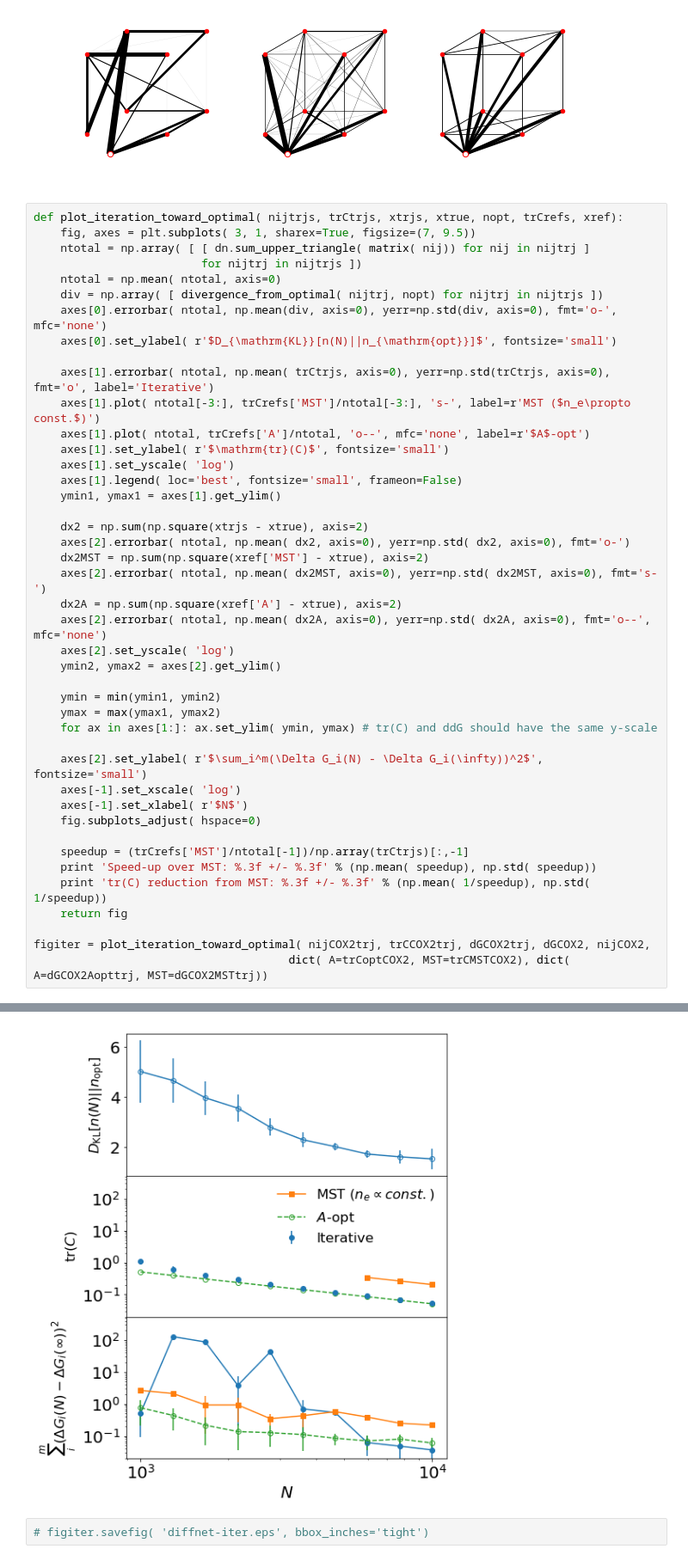
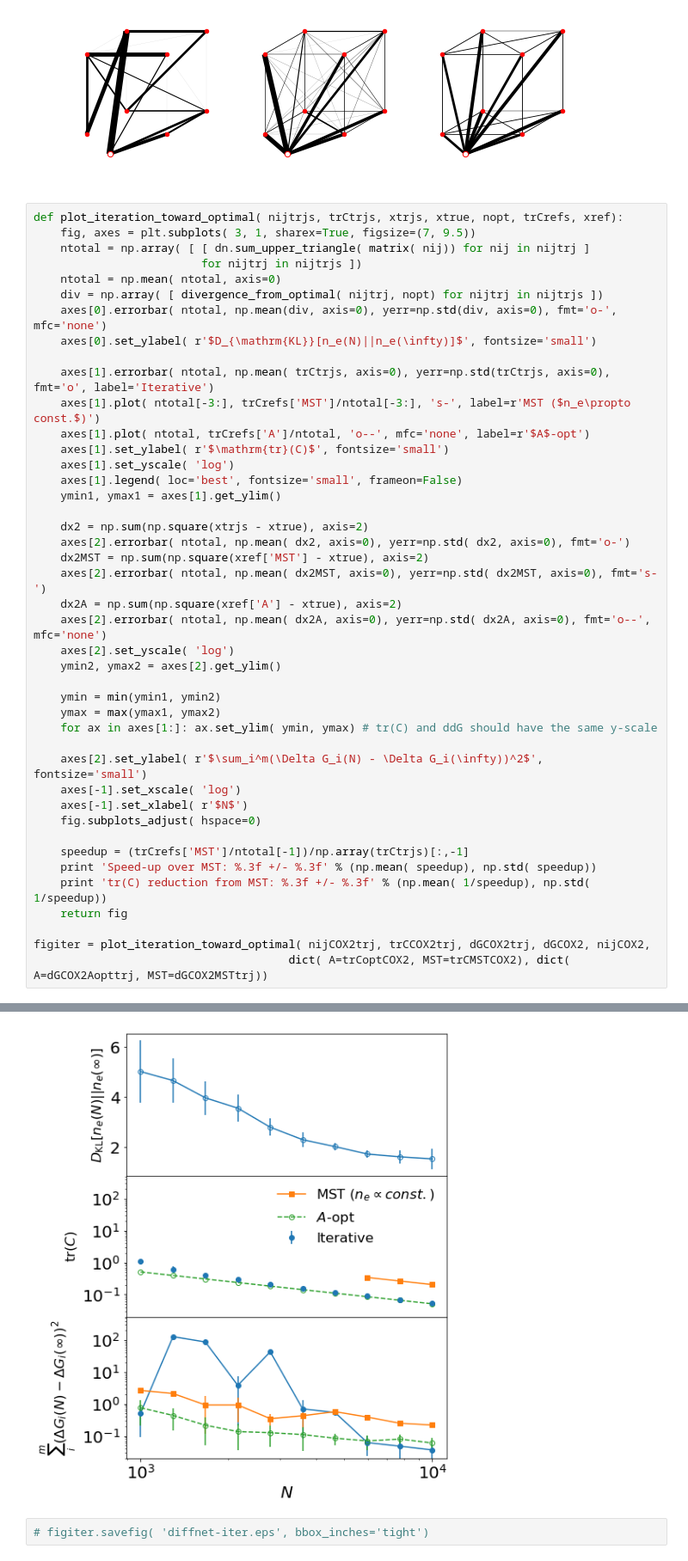
Before and after one commit to forcefield/DiffNet, a Jupyter notebook: analysis.ipynb, the cells around one changed output, grey strips where cells are left out. Shown at 86% size. Drawn from its saved outputs; the diff is of its cells as text.

Commit message:
Label change in the iterative diffnet figure.

```diff
--- a/analysis.ipynb
+++ b/analysis.ipynb
@@ -975,7 +975,7 @@ def plot_iteration_toward_optimal( nijtrjs, trCtrjs, xtrjs, xtrue, nopt, trCrefs
     ntotal = np.mean( ntotal, axis=0)
     div = np.array( [ divergence_from_optimal( nijtrj, nopt) for nijtrj in nijtrjs ])
     axes[0].errorbar( ntotal, np.mean(div, axis=0), yerr=np.std(div, axis=0), fmt='o-', mfc='none')
-    axes[0].set_ylabel( r'$D_{\mathrm{KL}}[n(N)||n_{\mathrm{opt}}]$', fontsize='small')
+    axes[0].set_ylabel( r'$D_{\mathrm{KL}}[n_e(N)||n_e(\infty)]$', fontsize='small')
 
     axes[1].errorbar( ntotal, np.mean( trCtrjs, axis=0), yerr=np.std(trCtrjs, axis=0), fmt='o', label='Iterative')
     axes[1].plot( ntotal[-3:], trCrefs['MST']/ntotal[-3:], 's-', label=r'MST ($n_e\propto const.$)')
@@ -986,34 +986,34 @@ def plot_iteration_toward_optimal( nijtrjs, trCtrjs, xtrjs, xtrue, nopt, trCrefs
     ymin1, ymax1 = axes[1].get_ylim()
 
     dx2 = np.sum(np.square(xtrjs - xtrue), axis=2)
     axes[2].errorbar( ntotal, np.mean( dx2, axis=0), yerr=np.std( dx2, axis=0), fmt='o-')
     dx2MST = np.sum(np.square(xref['MST'] - xtrue), axis=2)
     axes[2].errorbar( ntotal, np.mean( dx2MST, axis=0), yerr=np.std( dx2MST, axis=0), fmt='s-')
     dx2A = np.sum(np.square(xref['A'] - xtrue), axis=2)
     axes[2].errorbar( ntotal, np.mean( dx2A, axis=0), yerr=np.std( dx2A, axis=0), fmt='o--', mfc='none')
     axes[2].set_yscale( 'log')
     ymin2, ymax2 = axes[2].get_ylim()
 
     ymin = min(ymin1, ymin2)
     ymax = max(ymax1, ymax2)
     for ax in axes[1:]: ax.set_ylim( ymin, ymax) # tr(C) and ddG should have the same y-scale
 
     axes[2].set_ylabel( r'$\sum_i^m(\Delta G_i(N) - \Delta G_i(\infty))^2$', fontsize='small')
     axes[-1].set_xscale( 'log')
     axes[-1].set_xlabel( r'$N$')
     fig.subplots_adjust( hspace=0)
 
     speedup = (trCrefs['MST']/ntotal[-1])/np.array(trCtrjs)[:,-1]
     print 'Speed-up over MST: %.3f +/- %.3f' % (np.mean( speedup), np.std( speedup))
     print 'tr(C) reduction from MST: %.3f +/- %.3f' % (np.mean( 1/speedup), np.std( 1/speedup))
     return fig
 
 figiter = plot_iteration_toward_optimal( nijCOX2trj, trCCOX2trj, dGCOX2trj, dGCOX2, nijCOX2,
                                       dict( A=trCoptCOX2, MST=trCMSTCOX2), dict( A=dGCOX2Aopttrj, MST=dGCOX2MSTtrj))
 # %% [output]
 Speed-up over MST: 3.865 +/- 0.053
 tr(C) reduction from MST: 0.259 +/- 0.004
-[figure, old version]
+[figure, new version]
 # %%
 # figiter.savefig( 'diffnet-iter.eps', bbox_inches='tight')
 # %% [markdown]
```
